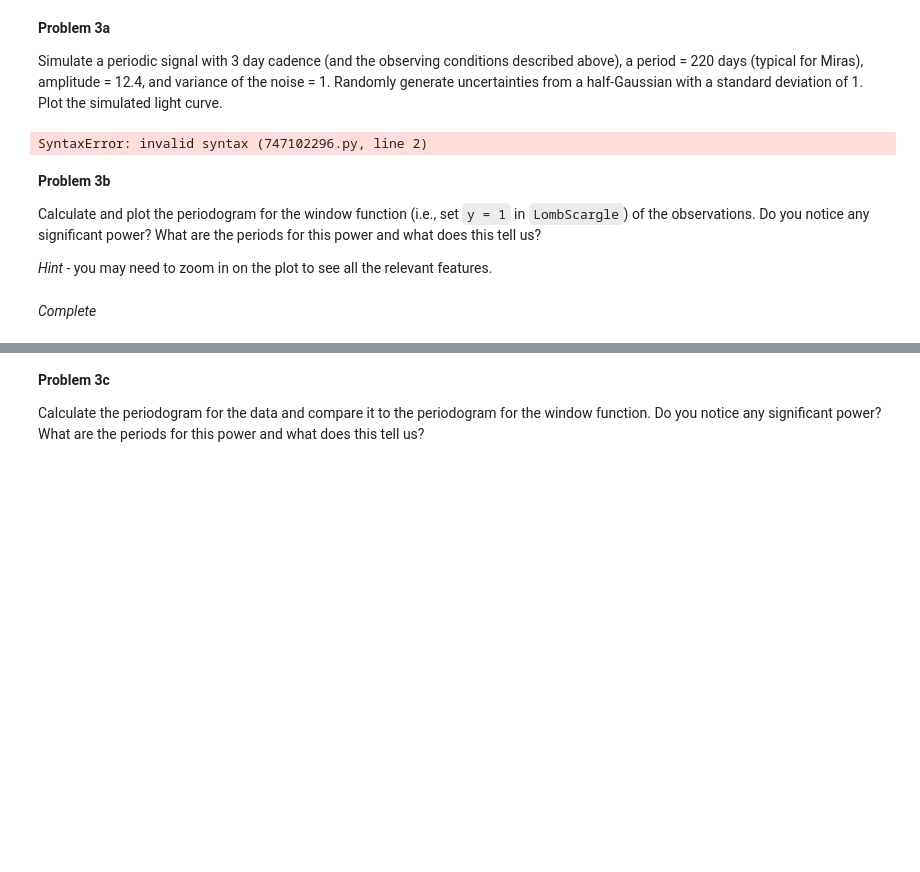
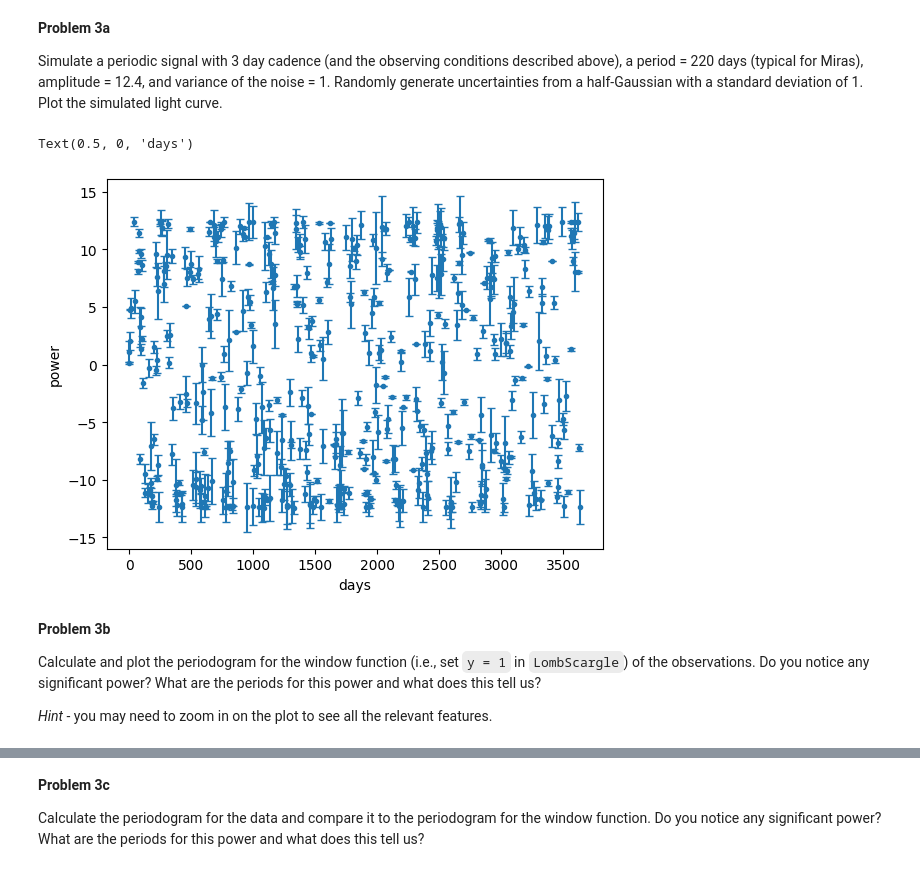
Before and after one commit to ASTR154/time-series, a Jupyter notebook: time-series.ipynb, the cells around one changed output, grey strips where cells are left out. Saved outputs shown, nothing was run; the diff lists cells and outputs as text; code cells hidden in the pictures; blank space fills up the shorter version.

```diff
--- a/time-series.ipynb
+++ b/time-series.ipynb
@@ -210,22 +214,23 @@ Let us simulate "realistic" observations for a 10 year telescope survey. We do t
 **Problem 3a**
 
 Simulate a periodic signal with 3 day cadence (and the observing conditions described above), a period = 220 days (typical for Miras), amplitude = 12.4, and variance of the noise = 1. Randomly generate uncertainties from a half-Gaussian with a standard deviation of 1. Plot the simulated light curve.
-# %%
-# set up simulated observations
-t_obs = # 3d cadence
-t_obs = # rand obs time
-t_obs = # behind the sun
-t_obs = # bad weather
-
-y =  # complete
-y_unc =  # complete
-
-# complete
-# complete
-# complete
-# complete
-# %% [output]
-SyntaxError: invalid syntax (747102296.py, line 2)
+# %%
+# set up simulated observations
+rng3 = np.random.default_rng([876345, 412498, 237564, 35876, 58546, 4984357])
+t_obs = np.arange(0, 3652, 3.0) #3652-3 days in 10 yrs
+t_obs += rng3.uniform(-1/6, 1/6, len(t_obs)) #4hrs is 4/24=1/6 of a day
+t_obs = t_obs[rng3.random(len(t_obs)) > 0.4] #40% dropout due to sun
+t_obs = t_obs[rng3.random(len(t_obs)) > 0.3] #30% dropout due to atmospheric conditions
+
+y =  sinusoid(t_obs, 220, 12.4, rng3.normal(0, 1, len(t_obs)))
+y_unc =  abs(rng3.normal(0, 1, len(t_obs)))
+
+plt.errorbar(t_obs, y, y_unc, ls='', marker='.', capsize=3)
+plt.ylabel('power')
+plt.xlabel('days')
+# %% [output]
+Text(0.5, 0, 'days')
+[figure, added]
 # %% [markdown]
 **Problem 3b**
 
@@ -249,2 +239,0 @@ freq_window, power_window =  # complete
-# %% [markdown]
-*Complete*
```
Also changed, not shown: parts of 8 cells of this notebook.
